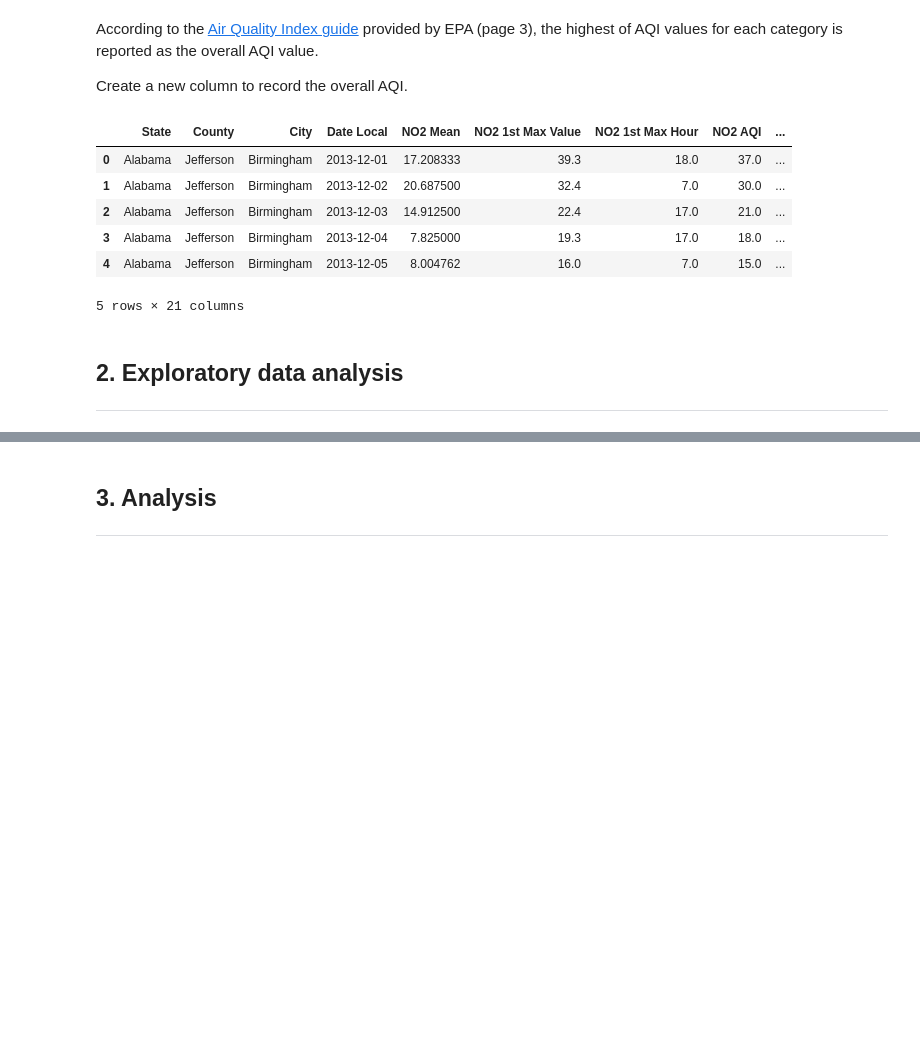
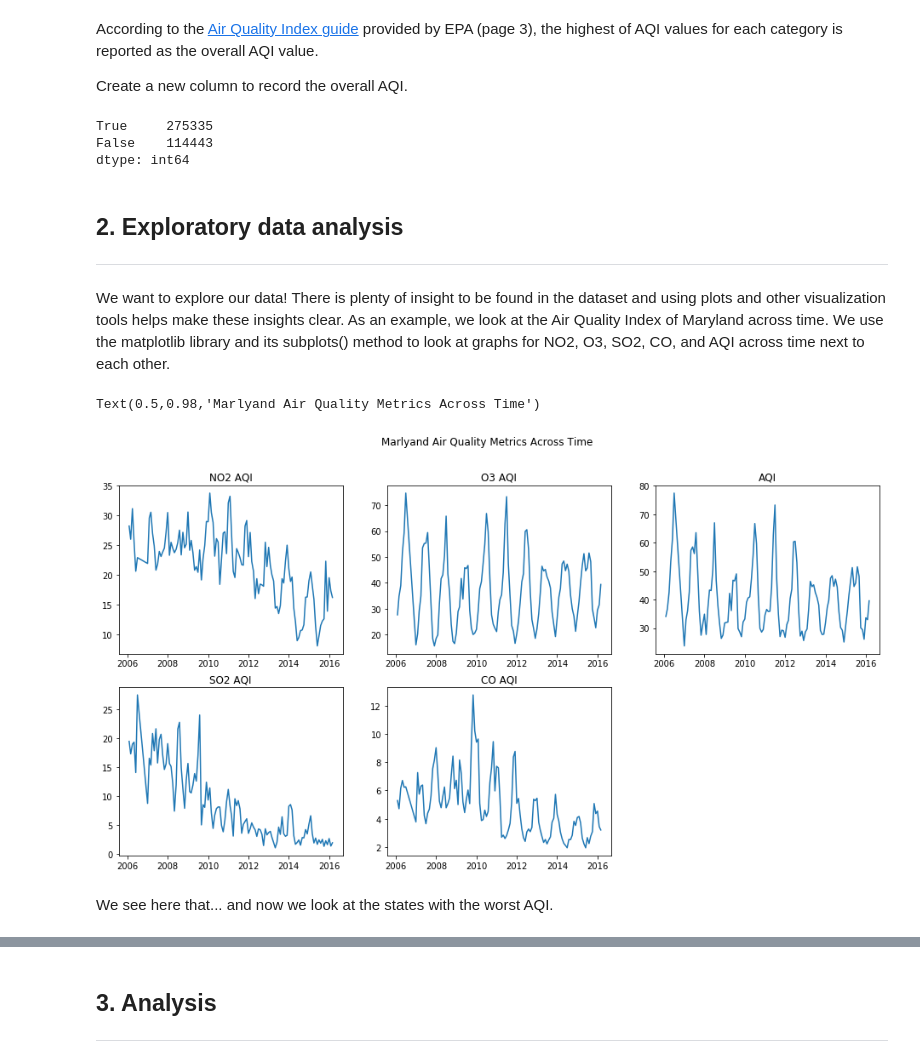
Before and after one commit to tphamdo/US-Pollution-dataset, a Jupyter notebook: US_Pollution.ipynb, the cells around one changed output, grey strips where cells are left out. Cells and saved outputs as stored; diff of their text form; code cells hidden in the pictures; blank space fills up the shorter version.

Commit message:
Exploratory Analysis and data visualization

```diff
--- a/US_Pollution.ipynb
+++ b/US_Pollution.ipynb
@@ -105,18 +113,59 @@ According to the <a href="https://www3.epa.gov/airnow/aqi_brochure_02_14.pdf">Ai
 
 Create a new column to record the overall AQI.
 # %%
+# overall AQI
 df['AQI'] = df[['NO2 AQI', 'O3 AQI', 'SO2 AQI', 'CO AQI']].max(axis=1)
-df.head()
+df[['NO2 AQI', 'O3 AQI', 'SO2 AQI', 'CO AQI','AQI']]
+(df['O3 AQI'] == df['AQI']).value_counts()
 # %% [output]
-|  | State | County | City | Date Local | NO2 Mean | NO2 1st Max Value | NO2 1st Max Hour | NO2 AQI | ... |
-| 0 | Alabama | Jefferson | Birmingham | 2013-12-01 | 17.208333 | 39.3 | 18.0 | 37.0 | ... |
-| 1 | Alabama | Jefferson | Birmingham | 2013-12-02 | 20.687500 | 32.4 | 7.0 | 30.0 | ... |
-| 2 | Alabama | Jefferson | Birmingham | 2013-12-03 | 14.912500 | 22.4 | 17.0 | 21.0 | ... |
-| 3 | Alabama | Jefferson | Birmingham | 2013-12-04 | 7.825000 | 19.3 | 17.0 | 18.0 | ... |
-| 4 | Alabama | Jefferson | Birmingham | 2013-12-05 | 8.004762 | 16.0 | 7.0 | 15.0 | ... |
-5 rows × 21 columns
+True     275335
+False    114443
+dtype: int64
 # %% [markdown]
 <a class="anchor" id="eda"></a>
 ## 2. Exploratory data analysis
 
 ***
+# %% [markdown]
+We want to explore our data! There is plenty of insight to be found in the dataset and using plots and other visualization tools helps make these insights clear. As an example, we look at the Air Quality Index of Maryland across time. We use the matplotlib library and its subplots() method to look at graphs for NO2, O3, SO2, CO, and AQI across time next to each other.
+# %%
+# looking at Maryland
+maryland = df[df['State'] == 'Maryland']
+
+# Get monthly mean AQI values
+maryland = maryland.groupby([maryland['Date Local'].dt.year.values, maryland['Date Local'].dt.month.values]).mean()
+maryland = maryland.reset_index()
+
+# cleaning datatable by clarifying column names
+maryland['Date Local'] = pd.to_datetime(dict(year=maryland['level_0'], month=maryland['level_1'], day=1))
+maryland = maryland.drop(['level_0', 'level_1'], axis=1)
+# %%
+# Plotting
+register_matplotlib_converters() #helps with date-time conversion from pandas
+plt.rcParams['figure.figsize'] = [16, 8] #adjust graph width and length
+
+# now we plot NO2, O3, SO2, CO, and AQI
+fig, axs = plt.subplots(2, 3)
+
+axs[0,0].plot('Date Local', 'NO2 AQI', data=maryland) # NO2
+axs[0,0].set_title('NO2 AQI')
+
+axs[0,1].plot('Date Local', 'O3 AQI', data=maryland) # O3
+axs[0,1].set_title('O3 AQI')
+
+axs[1,0].plot('Date Local', 'SO2 AQI', data=maryland) # SO2
+axs[1,0].set_title('SO2 AQI')
+
+axs[1,1].plot('Date Local', 'CO AQI', data=maryland) # CO
+axs[1,1].set_title('CO AQI')
+
+axs[0,2].plot('Date Local', 'AQI', data=maryland) # AQI
+axs[0,2].set_title('AQI')
+
+fig.delaxes(axs[1, 2]) # remove unused plot
+fig.suptitle("Marlyand Air Quality Metrics Across Time") #set title
+# %% [output]
+Text(0.5,0.98,'Marlyand Air Quality Metrics Across Time')
+[figure, added]
+# %% [markdown]
+We see here that... and now we look at the states with the worst AQI.
```
Also changed, not shown: parts of 13 cells of this notebook, 1 other file.
